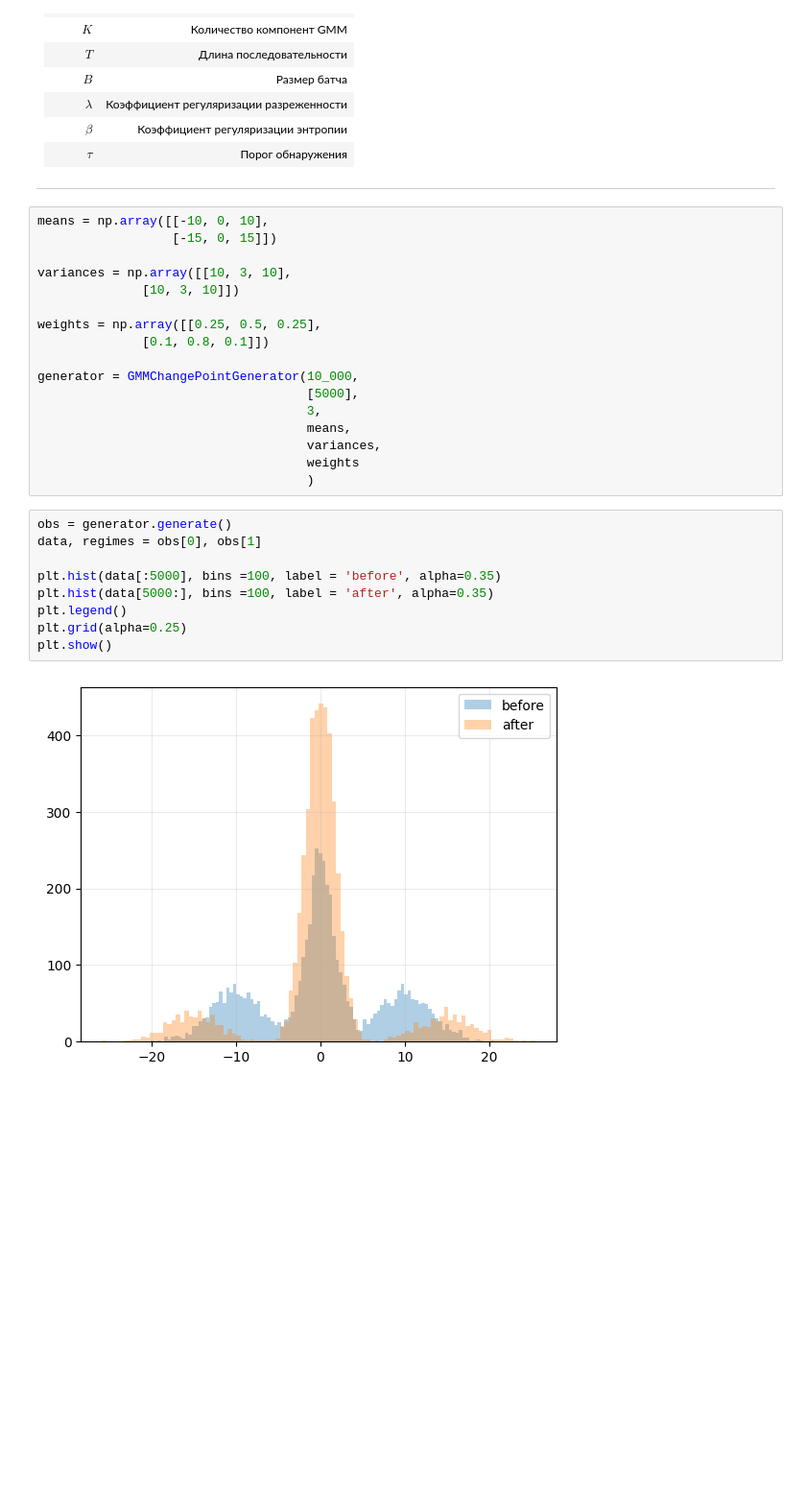
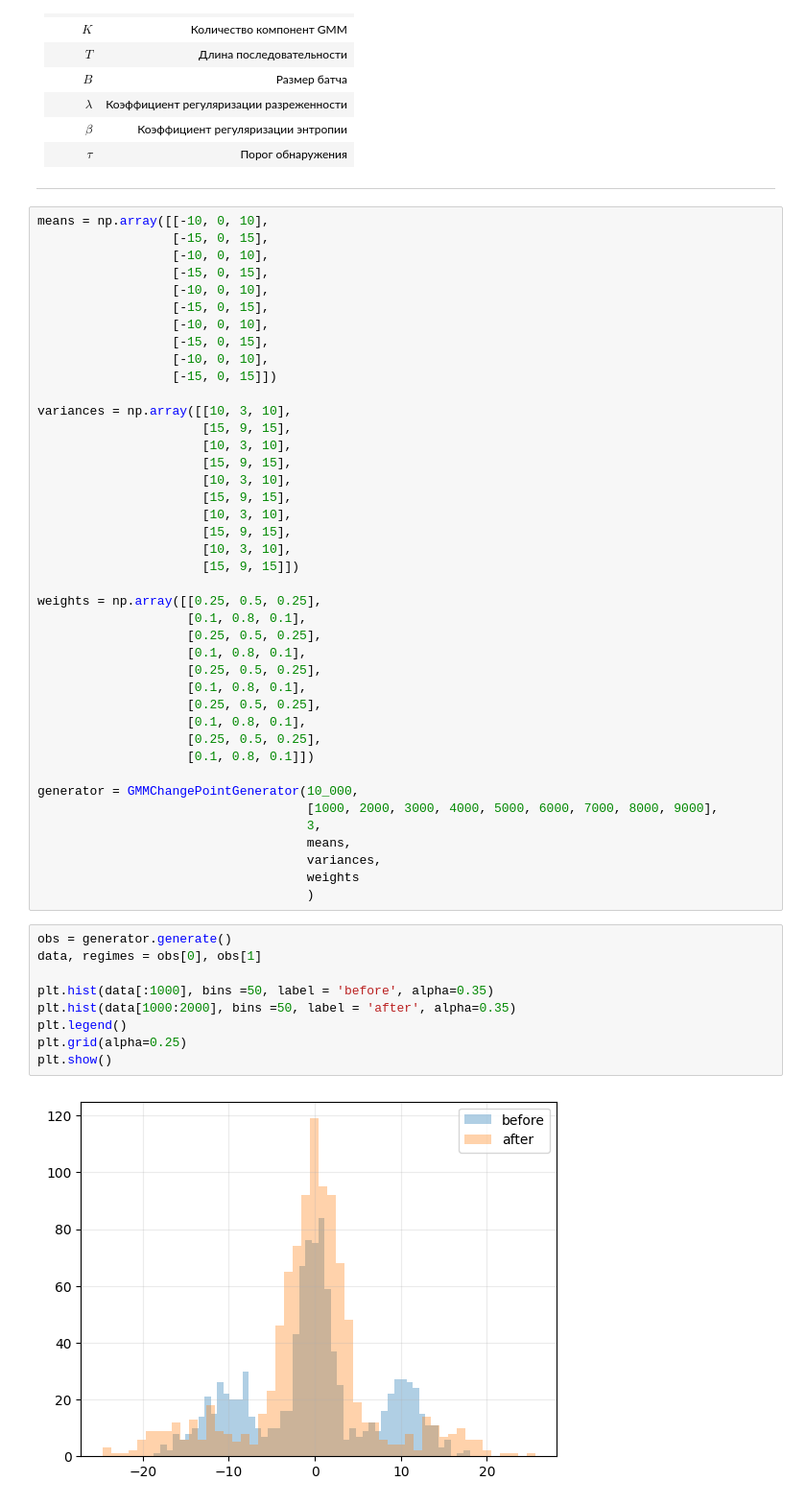
Before and after one commit to kraevskiyAA/NeuroEWS, a Jupyter notebook: notebooks/fit_simple_norm_flow.ipynb, the cells around one changed output. Shown at 96% size. Drawn from its saved outputs; the diff is of its cells as text; blank space fills up the shorter version.

Commit message:
new visualization tools

```diff
--- a/notebooks/fit_simple_norm_flow.ipynb
+++ b/notebooks/fit_simple_norm_flow.ipynb
@@ -255,16 +238,40 @@ $$
 ---
 # %%
 means = np.array([[-10, 0, 10],
+                  [-15, 0, 15],
+                  [-10, 0, 10],
+                  [-15, 0, 15],
+                  [-10, 0, 10],
+                  [-15, 0, 15],
+                  [-10, 0, 10],
+                  [-15, 0, 15],
+                  [-10, 0, 10],
                   [-15, 0, 15]])
 
 variances = np.array([[10, 3, 10],
-              [10, 3, 10]])
+                      [15, 9, 15],
+                      [10, 3, 10],
+                      [15, 9, 15],
+                      [10, 3, 10],
+                      [15, 9, 15],
+                      [10, 3, 10],
+                      [15, 9, 15],
+                      [10, 3, 10],
+                      [15, 9, 15]])
 
 weights = np.array([[0.25, 0.5, 0.25],
-              [0.1, 0.8, 0.1]])
+                    [0.1, 0.8, 0.1],
+                    [0.25, 0.5, 0.25],
+                    [0.1, 0.8, 0.1],
+                    [0.25, 0.5, 0.25],
+                    [0.1, 0.8, 0.1],
+                    [0.25, 0.5, 0.25],
+                    [0.1, 0.8, 0.1],
+                    [0.25, 0.5, 0.25],
+                    [0.1, 0.8, 0.1]])
 
 generator = GMMChangePointGenerator(10_000,
-                                    [5000],
+                                    [1000, 2000, 3000, 4000, 5000, 6000, 7000, 8000, 9000],
                                     3,
                                     means,
                                     variances,
@@ -273,14 +280,14 @@ generator = GMMChangePointGenerator(10_000,
 # %%
 obs = generator.generate()
 data, regimes = obs[0], obs[1]
 
-plt.hist(data[:5000], bins =100, label = 'before', alpha=0.35)
-plt.hist(data[5000:], bins =100, label = 'after', alpha=0.35)
+plt.hist(data[:1000], bins =50, label = 'before', alpha=0.35)
+plt.hist(data[1000:2000], bins =50, label = 'after', alpha=0.35)
 plt.legend()
 plt.grid(alpha=0.25)
 plt.show()
 # %% [output]
-[figure, old version]
+[figure, new version]
 # %%
 generator.visualize()
 # %% [output]
```
Also changed, not shown: parts of 10 cells of this notebook, 6 other files.
